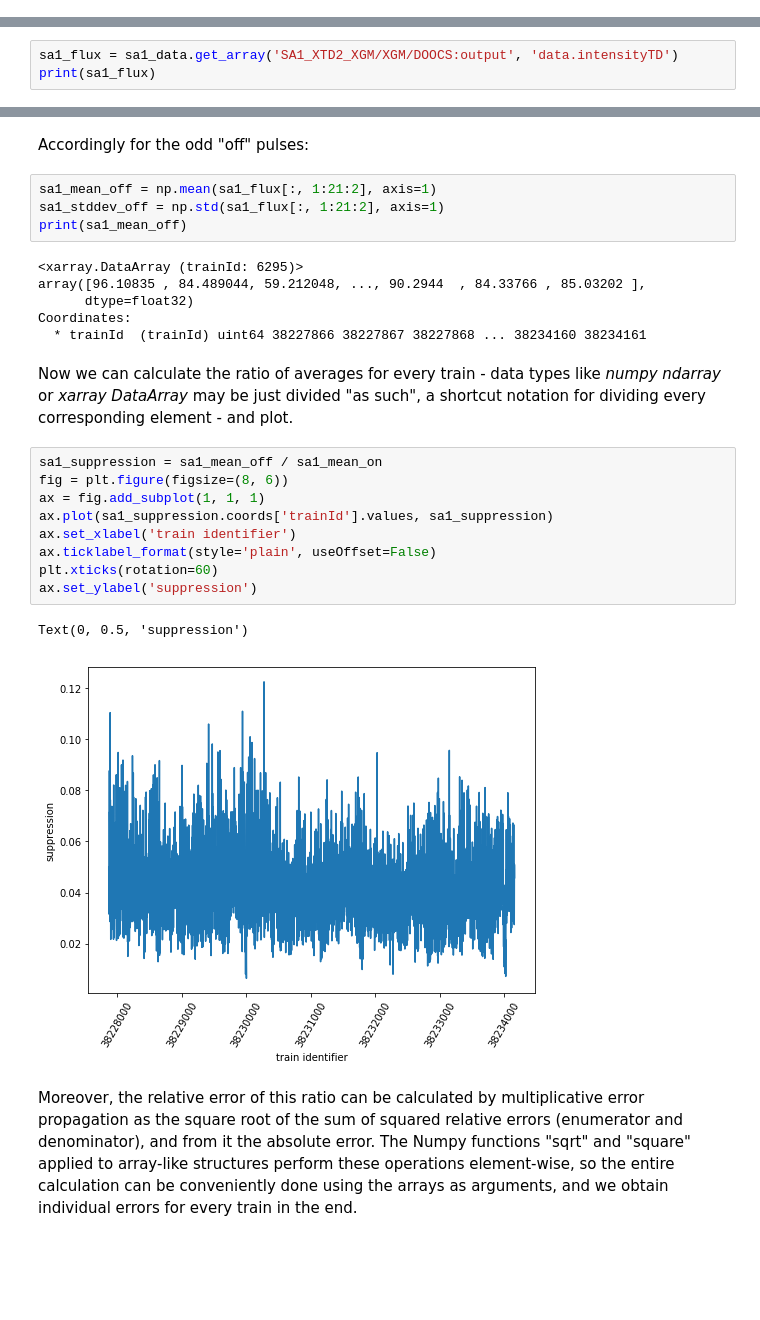
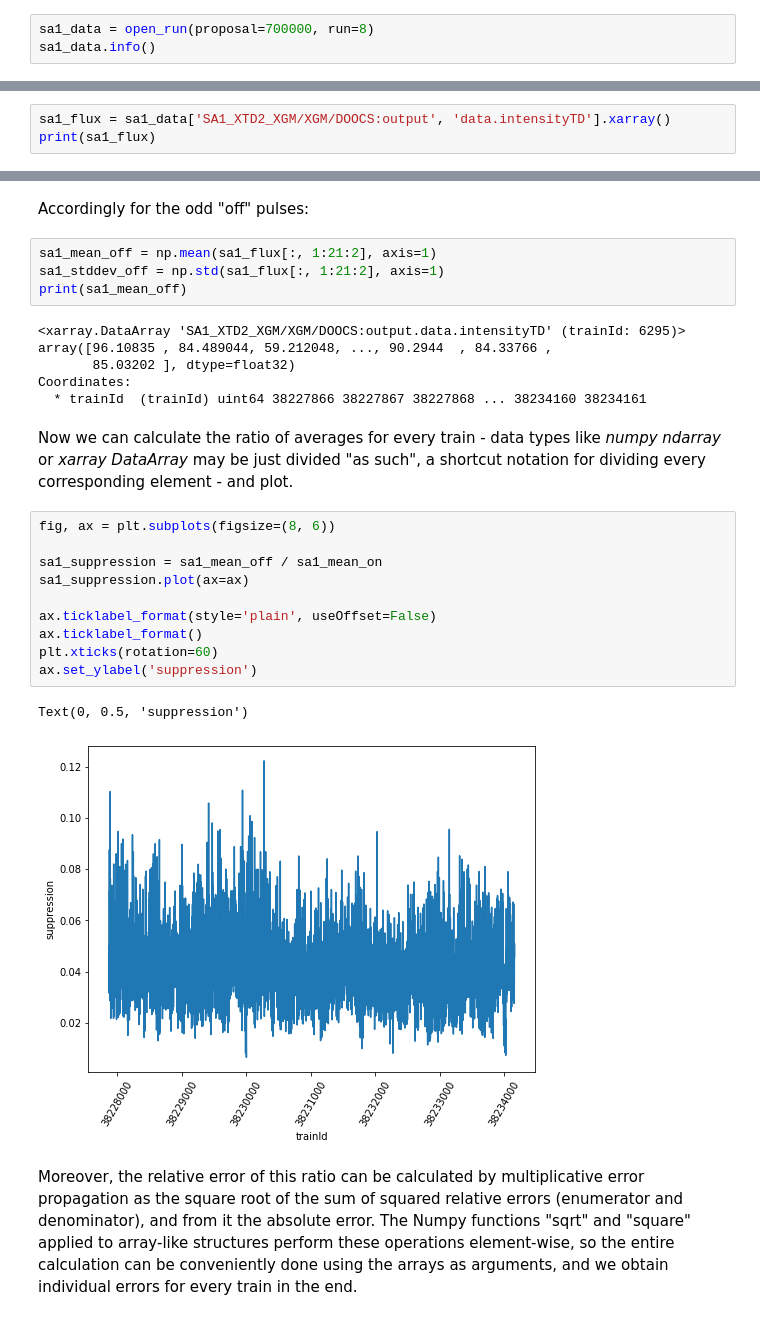
Before and after one commit to European-XFEL/EXtra-data, a Jupyter notebook: docs/xpd_examples2.ipynb, the cells around one changed output, grey strips where cells are left out. Saved outputs shown, nothing was run; the diff lists cells and outputs as text; blank space fills up the shorter version.

```diff
--- a/docs/xpd_examples2.ipynb
+++ b/docs/xpd_examples2.ipynb
@@ -33,0 +19,3 @@ Last train ID:  38234161
+# %%
+sa1_data = open_run(proposal=700000, run=8)
+sa1_data.info()
@@ -41,6 +41,6 @@ sa1_data.keys_for_source('SA1_XTD2_XGM/XGM/DOOCS:output')
 We are particularly interested in data for quantity "intensityTD". The ***xarray DataArray*** class is suited for work with axis-labeled data, and the extra_data method `get_array()` serves the purpose of shaping a 2D array of that type from pulse-resolved data (which is originally stored "flat" in terms of pulses: there is one dimension of N(train) x N(pulse) values in HDF5, and the same number of train and pulse identifiers for reference).
 The unique train identifier values are taken as coordinate values ("labels").
 # %%
-sa1_flux = sa1_data.get_array('SA1_XTD2_XGM/XGM/DOOCS:output', 'data.intensityTD')
+sa1_flux = sa1_data['SA1_XTD2_XGM/XGM/DOOCS:output', 'data.intensityTD'].xarray()
 print(sa1_flux)
 # %% [output]
@@ -97,25 +97,26 @@ sa1_mean_off = np.mean(sa1_flux[:, 1:21:2], axis=1)
 sa1_stddev_off = np.std(sa1_flux[:, 1:21:2], axis=1)
 print(sa1_mean_off)
 # %% [output]
-<xarray.DataArray (trainId: 6295)>
-array([96.10835 , 84.489044, 59.212048, ..., 90.2944  , 84.33766 , 85.03202 ],
-      dtype=float32)
+<xarray.DataArray 'SA1_XTD2_XGM/XGM/DOOCS:output.data.intensityTD' (trainId: 6295)>
+array([96.10835 , 84.489044, 59.212048, ..., 90.2944  , 84.33766 ,
+       85.03202 ], dtype=float32)
 Coordinates:
   * trainId  (trainId) uint64 38227866 38227867 38227868 ... 38234160 38234161
 # %% [markdown]
 Now we can calculate the ratio of averages for every train - data types like *numpy ndarray* or *xarray DataArray* may be just divided "as such", a shortcut notation for dividing every corresponding element - and plot.
 # %%
+fig, ax = plt.subplots(figsize=(8, 6))
+
 sa1_suppression = sa1_mean_off / sa1_mean_on
-fig = plt.figure(figsize=(8, 6))
-ax = fig.add_subplot(1, 1, 1)
-ax.plot(sa1_suppression.coords['trainId'].values, sa1_suppression)
-ax.set_xlabel('train identifier')
+sa1_suppression.plot(ax=ax)
+
 ax.ticklabel_format(style='plain', useOffset=False)
+ax.ticklabel_format()
 plt.xticks(rotation=60)
 ax.set_ylabel('suppression')
 # %% [output]
 Text(0, 0.5, 'suppression')
-[figure, old version]
+[figure, new version]
 # %% [markdown]
 Moreover, the relative error of this ratio can be calculated by multiplicative error propagation as the square root of the sum of squared relative errors (enumerator and denominator), and from it the absolute error. The Numpy functions "sqrt" and "square" applied to array-like structures perform these operations element-wise, so the entire calculation can be conveniently done using the arrays as arguments, and we obtain individual errors for every train in the end.
 # %%
```
Also changed, not shown: parts of 18 cells of this notebook.
